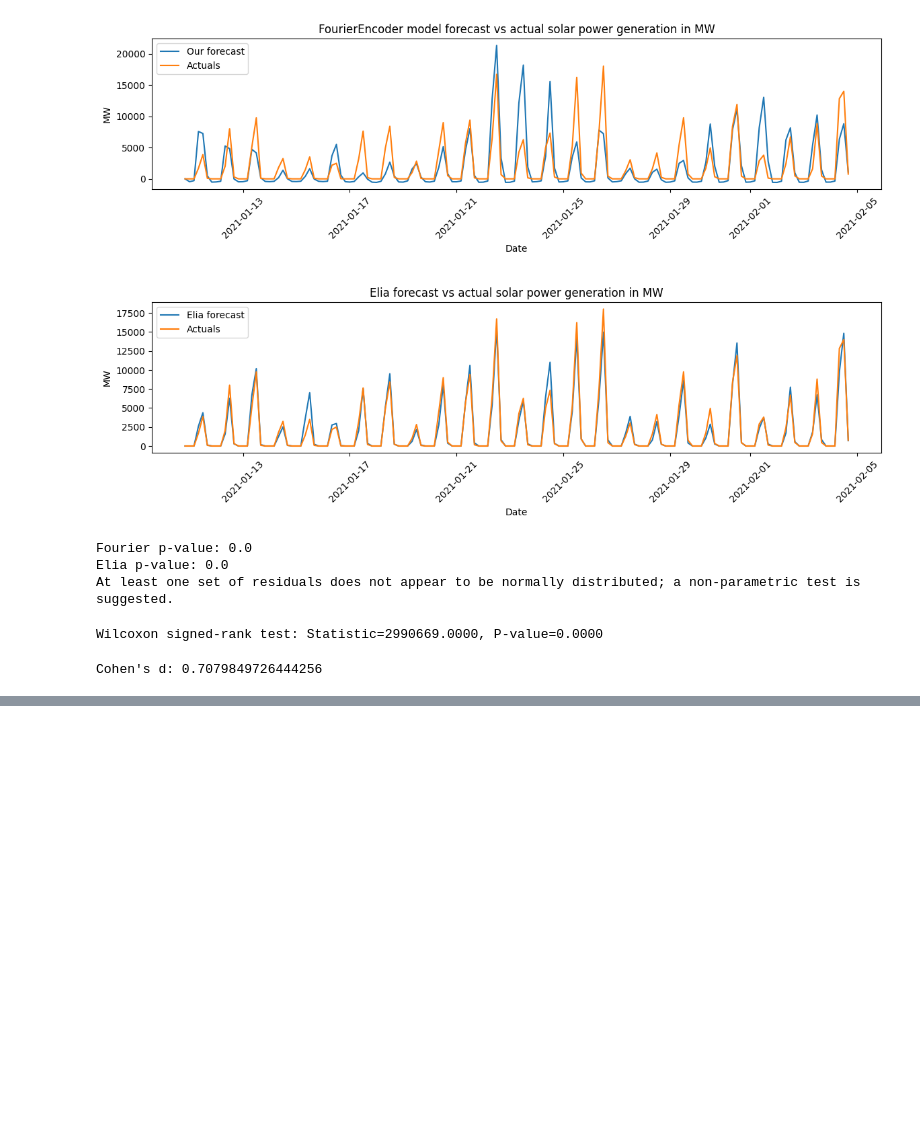
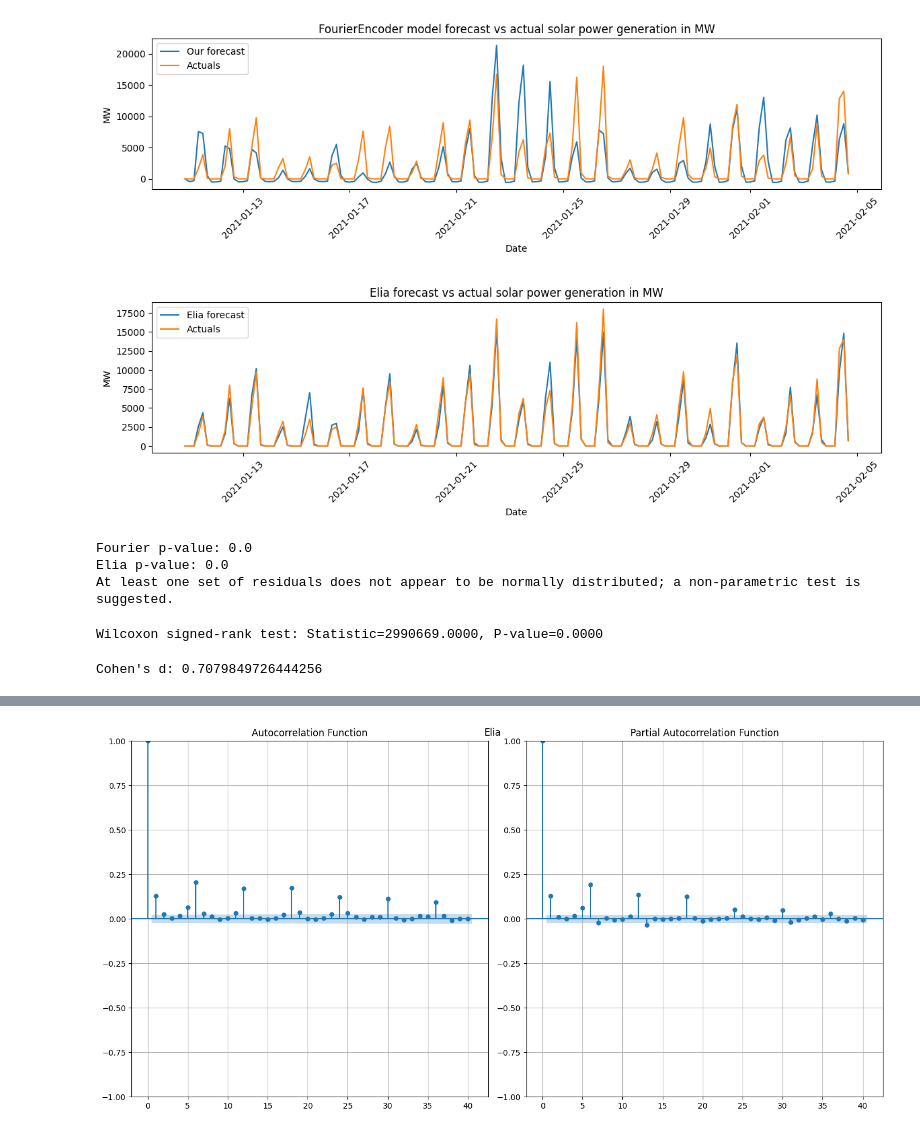
Before and after one commit to avhou/dne, a Jupyter notebook: code/elia_predictions_vs_timeseries_transformer.ipynb, the cells around one changed output, grey strips where cells are left out. Drawn from its saved outputs; the diff is of its cells as text; code cells hidden in the pictures; blank space fills up the shorter version.

```diff
--- a/code/elia_predictions_vs_timeseries_transformer.ipynb
+++ b/code/elia_predictions_vs_timeseries_transformer.ipynb
@@ -183,0 +170,4 @@ plt.show()
+# %%
+gen_p_acf(test_df['residuals_elia'], "Elia")
+# %% [output]
+[figure, added]
```
Also changed, not shown: parts of 3 cells of this notebook.
